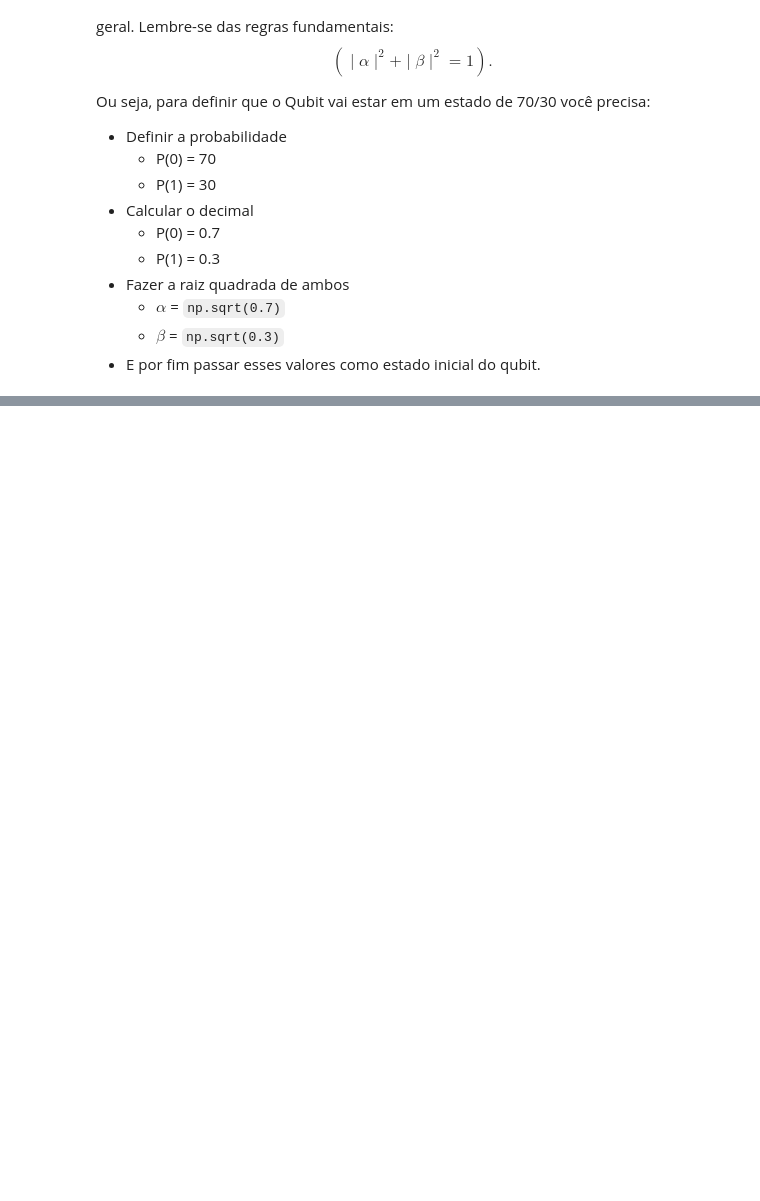
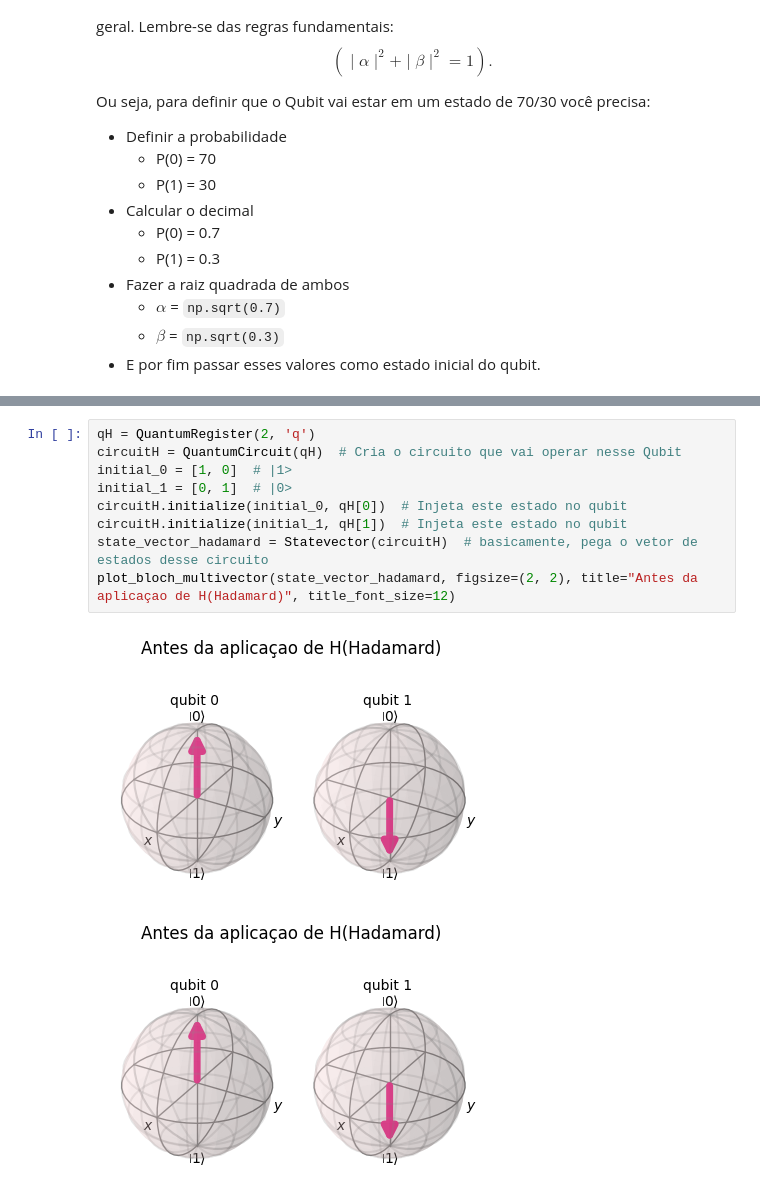
Before and after one commit to joaomoraski/quantum-computing-thesis, a Jupyter notebook: artigos/qiskit-learning.ipynb, the cells around one changed output, grey strips where cells are left out. Cells and saved outputs as stored; diff of their text form; blank space fills up the shorter version.

Commit message:
port H hadamard

```diff
--- a/artigos/qiskit-learning.ipynb
+++ b/artigos/qiskit-learning.ipynb
@@ -275,0 +334,12 @@ Ou seja, para definir que o Qubit vai estar em um estado de 70/30 você precisa:
+# %%
+qH = QuantumRegister(2, 'q')
+circuitH = QuantumCircuit(qH)  # Cria o circuito que vai operar nesse Qubit
+initial_0 = [1, 0]  # |1>
+initial_1 = [0, 1]  # |0>
+circuitH.initialize(initial_0, qH[0])  # Injeta este estado no qubit
+circuitH.initialize(initial_1, qH[1])  # Injeta este estado no qubit
+state_vector_hadamard = Statevector(circuitH)  # basicamente, pega o vetor de estados desse circuito
+plot_bloch_multivector(state_vector_hadamard, figsize=(2, 2), title="Antes da aplicaçao de H(Hadamard)", title_font_size=12)
+# %% [output]
+[figure, added]
+[figure, added]
```
Also changed, not shown: parts of 6 cells of this notebook.
